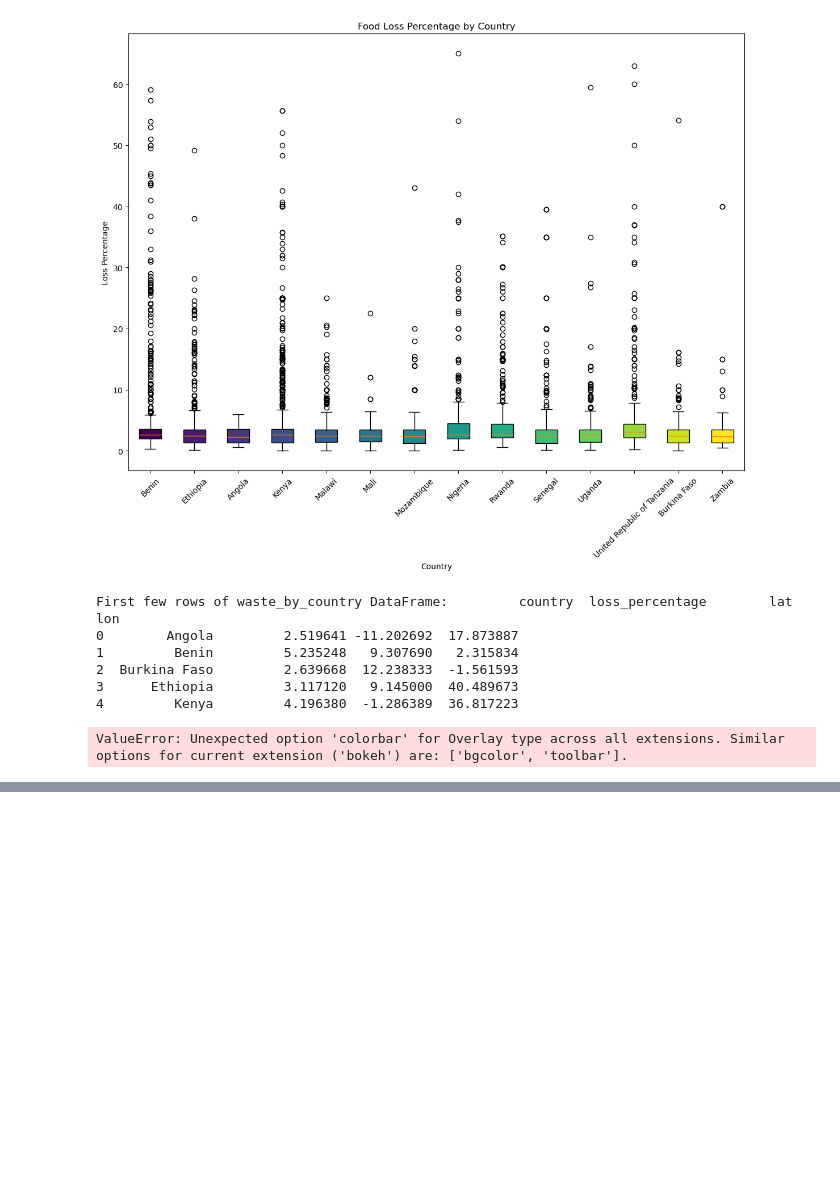
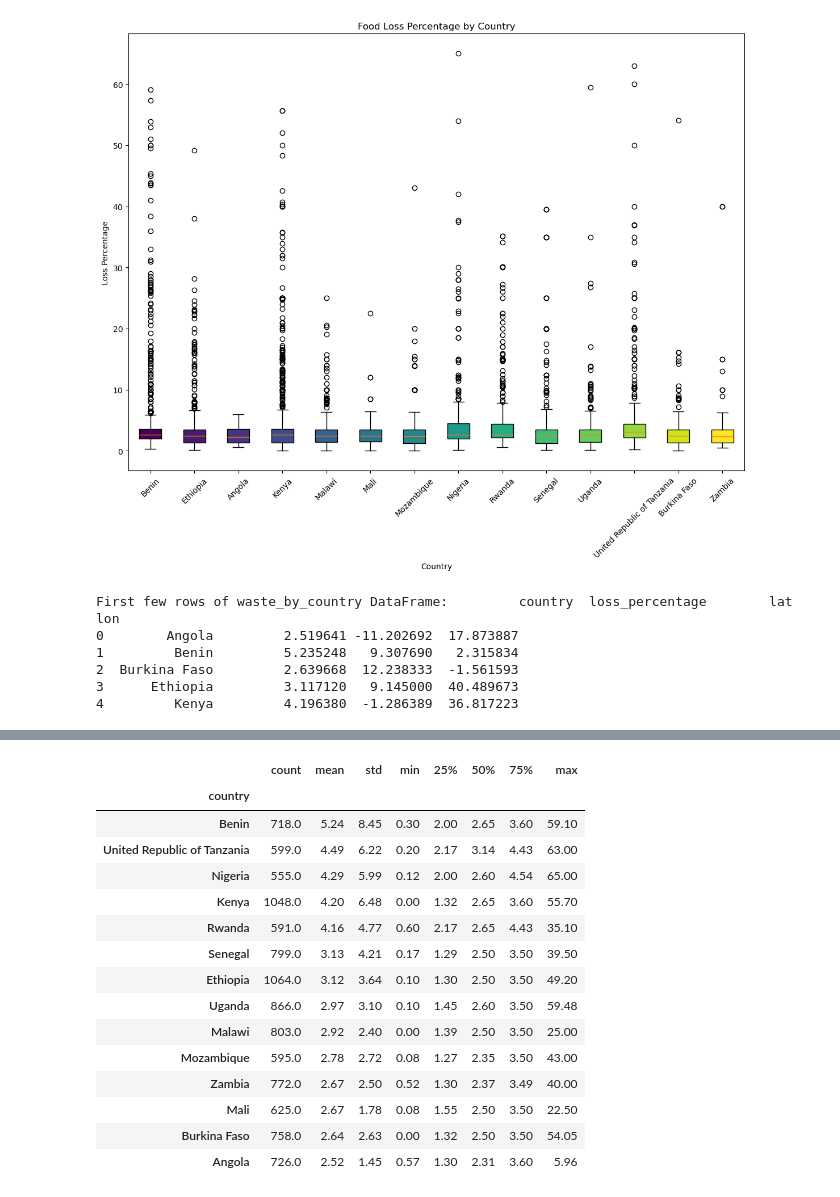
Before and after one commit to alanisrperez/food-waste-patterns, a Jupyter notebook: food-waste-tai.ipynb, the cells around one changed output, grey strips where cells are left out. Cells and saved outputs as stored; diff of their text form; code cells hidden in the pictures; blank space fills up the shorter version.

```diff
--- a/food-waste-tai.ipynb
+++ b/food-waste-tai.ipynb
@@ -346,29 +346,6 @@ First few rows of waste_by_country DataFrame:         country  loss_percentage
 2  Burkina Faso         2.639668  12.238333  -1.561593
 3      Ethiopia         3.117120   9.145000  40.489673
 4         Kenya         4.196380  -1.286389  36.817223
-# %%
-# Define a color palette
-color_palette = hv.Cycle('Category20').values
-
-# Scale the size based on loss_percentage for better visibility
-waste_by_country['size'] = waste_by_country['loss_percentage'] * 2 + 100
-
-# Create a heat map using hvplot with color coded by loss_percentage
-heatmap = waste_by_country.hvplot.points(
-    'lon', 'lat', geo=True, size='size', color='loss_percentage',
-    cmap='viridis', hover_cols=['country', 'loss_percentage'], tiles='OSM',
-    title='Average Food Waste Percentage by Country'
-).opts(
-    show_legend=True,
-    colorbar=True,
-    tools=['hover']
-)
-
-# Show the plot
-hv.output(backend='bokeh')
-heatmap
-# %% [output]
-ValueError: Unexpected option 'colorbar' for Overlay type across all extensions. Similar options for current extension ('bokeh') are: ['bgcolor', 'toolbar'].
 # %%
 # Changing blue dots to start at a darker blue
 colors = ["#5B9BD5", "#2F4F4F"]
@@ -423,8 +400,29 @@ heatmap
 # %%
 # Calculate summary statistics for food waste by country
 summary_stats = african_data.groupby("country")["loss_percentage"].describe()
 
-summary_stats_rounded = summary_stats.round(2)
+# Sort the summary statistics by the mean loss percentage in descending order
+summary_stats_sorted = summary_stats.sort_values(by="mean", ascending=False)
+
+# Round the summary statistics
+summary_stats_rounded = summary_stats_sorted.round(2)
 
 # Display the summary statistics
-summary_stats
+summary_stats_rounded
+# %% [output]
+|  | count | mean | std | min | 25% | 50% | 75% | max |
+| country |  |  |  |  |  |  |  |  |
+| Benin | 718.0 | 5.24 | 8.45 | 0.30 | 2.00 | 2.65 | 3.60 | 59.10 |
+| United Republic of Tanzania | 599.0 | 4.49 | 6.22 | 0.20 | 2.17 | 3.14 | 4.43 | 63.00 |
+| Nigeria | 555.0 | 4.29 | 5.99 | 0.12 | 2.00 | 2.60 | 4.54 | 65.00 |
+| Kenya | 1048.0 | 4.20 | 6.48 | 0.00 | 1.32 | 2.65 | 3.60 | 55.70 |
+| Rwanda | 591.0 | 4.16 | 4.77 | 0.60 | 2.17 | 2.65 | 4.43 | 35.10 |
+| Senegal | 799.0 | 3.13 | 4.21 | 0.17 | 1.29 | 2.50 | 3.50 | 39.50 |
+| Ethiopia | 1064.0 | 3.12 | 3.64 | 0.10 | 1.30 | 2.50 | 3.50 | 49.20 |
+| Uganda | 866.0 | 2.97 | 3.10 | 0.10 | 1.45 | 2.60 | 3.50 | 59.48 |
+| Malawi | 803.0 | 2.92 | 2.40 | 0.00 | 1.39 | 2.50 | 3.50 | 25.00 |
+| Mozambique | 595.0 | 2.78 | 2.72 | 0.08 | 1.27 | 2.35 | 3.50 | 43.00 |
+| Zambia | 772.0 | 2.67 | 2.50 | 0.52 | 1.30 | 2.37 | 3.49 | 40.00 |
+| Mali | 625.0 | 2.67 | 1.78 | 0.08 | 1.55 | 2.50 | 3.50 | 22.50 |
+| Burkina Faso | 758.0 | 2.64 | 2.63 | 0.00 | 1.32 | 2.50 | 3.50 | 54.05 |
+| Angola | 726.0 | 2.52 | 1.45 | 0.57 | 1.30 | 2.31 | 3.60 | 5.96 |
```
Also changed, not shown: parts of 8 cells of this notebook, 2 other files.
